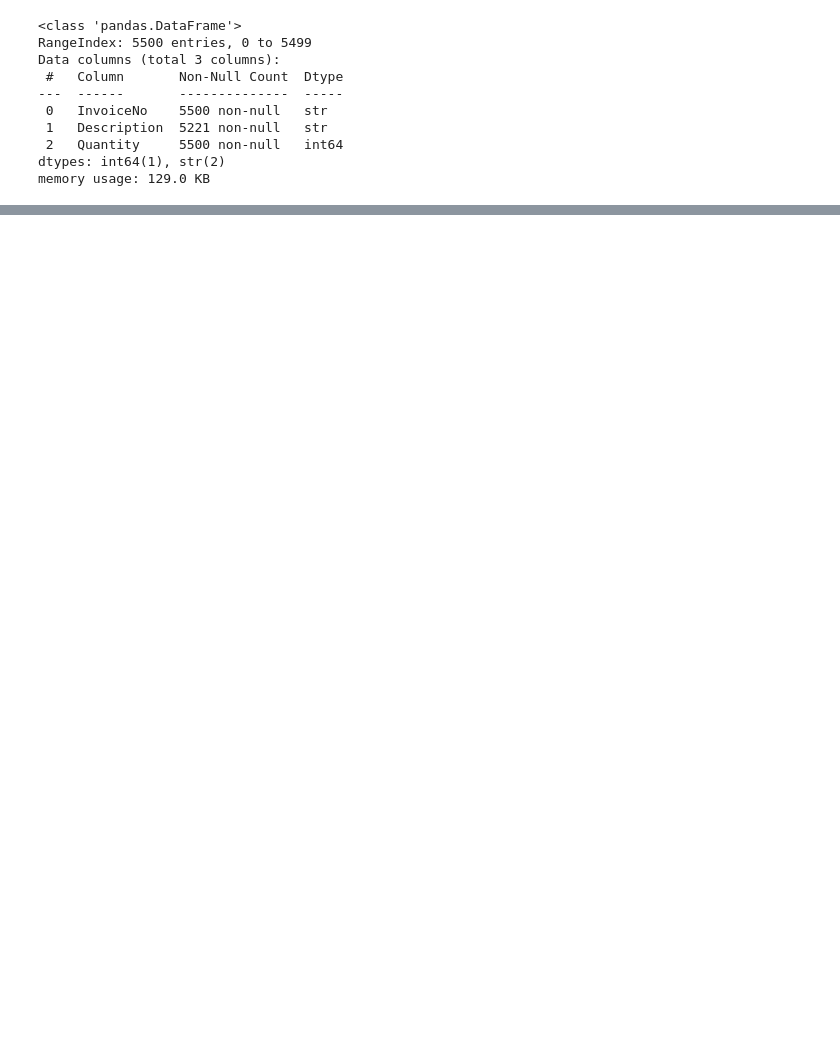
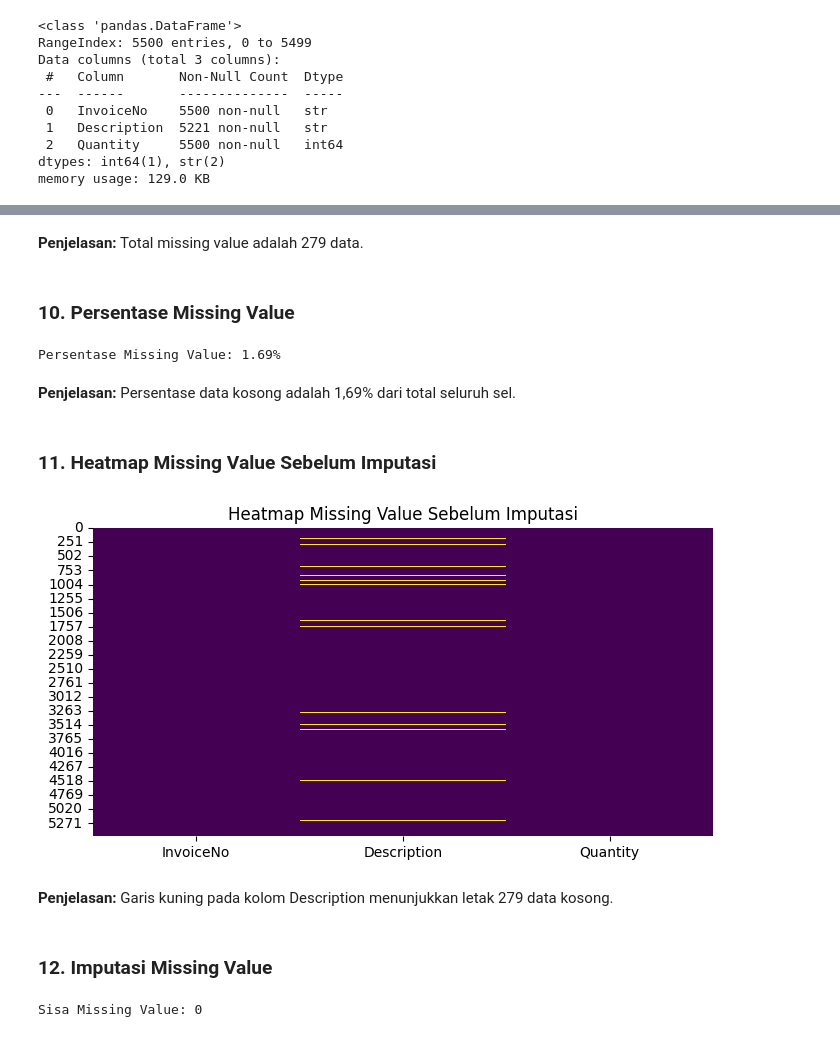
Before and after one commit to Firdaus1802/data-preprocessing, a Jupyter notebook: 03_Retail_Dirty_Transactions/retail_dirty_preprocessing.ipynb, the cells around one changed output, grey strips where cells are left out. Cells and saved outputs as stored; diff of their text form; code cells hidden in the pictures; blank space fills up the shorter version.

```diff
--- a/03_Retail_Dirty_Transactions/retail_dirty_preprocessing.ipynb
+++ b/03_Retail_Dirty_Transactions/retail_dirty_preprocessing.ipynb
@@ -27,11 +15,7 @@ Memuat file CSV dataset transaksi ritel ke dalam DataFrame pandas.
 # %%
 import os
 
-# Membaca dataset: jika file lokal ada maka baca lokal, jika di Google Colab maka unduh otomatis dari GitHub
-file_lokal = 'retail_transactions_5500_dirty.csv'
-url_github = 'https://raw.githubusercontent.com/Firdaus1802/data-preprocessing/main/03_Retail_Dirty_Transactions/retail_transactions_5500_dirty.csv'
+file_path = 'retail_transactions_5500_dirty.csv'
+url = 'https://raw.githubusercontent.com/Firdaus1802/data-preprocessing/main/03_Retail_Dirty_Transactions/retail_transactions_5500_dirty.csv'
 
-if os.path.exists(file_lokal):
-    df = pd.read_csv(file_lokal)
-else:
-    df = pd.read_csv(url_github)
+df = pd.read_csv(file_path if os.path.exists(file_path) else url)
@@ -334,0 +100,30 @@ Tabel di atas menampilkan faktur belanja dengan keranjang terbesar, di mana fakt
+# %% [markdown]
+**Penjelasan:** Total missing value adalah 279 data.
+# %% [markdown]
+### 10. Persentase Missing Value
+# %%
+persen = (df.isnull().sum().sum() / (len(df) * len(df.columns))) * 100
+print(f'Persentase Missing Value: {persen:.2f}%')
+# %% [output]
+Persentase Missing Value: 1.69%
+# %% [markdown]
+**Penjelasan:** Persentase data kosong adalah 1,69% dari total seluruh sel.
+# %% [markdown]
+### 11. Heatmap Missing Value Sebelum Imputasi
+# %%
+plt.figure(figsize=(8, 4))
+sns.heatmap(df.isnull(), cbar=False, cmap='viridis')
+plt.title('Heatmap Missing Value Sebelum Imputasi')
+plt.show()
+# %% [output]
+[figure, added]
+# %% [markdown]
+**Penjelasan:** Garis kuning pada kolom Description menunjukkan letak 279 data kosong.
+# %% [markdown]
+### 12. Imputasi Missing Value
+# %%
+# Mengisi missing value Description dengan label UNKNOWN_ITEM
+df['Description'] = df['Description'].fillna('UNKNOWN_ITEM')
+print('Sisa Missing Value:', df.isnull().sum().sum())
+# %% [output]
+Sisa Missing Value: 0
```
Also changed, not shown: parts of 112 cells of this notebook, 3 other files.
